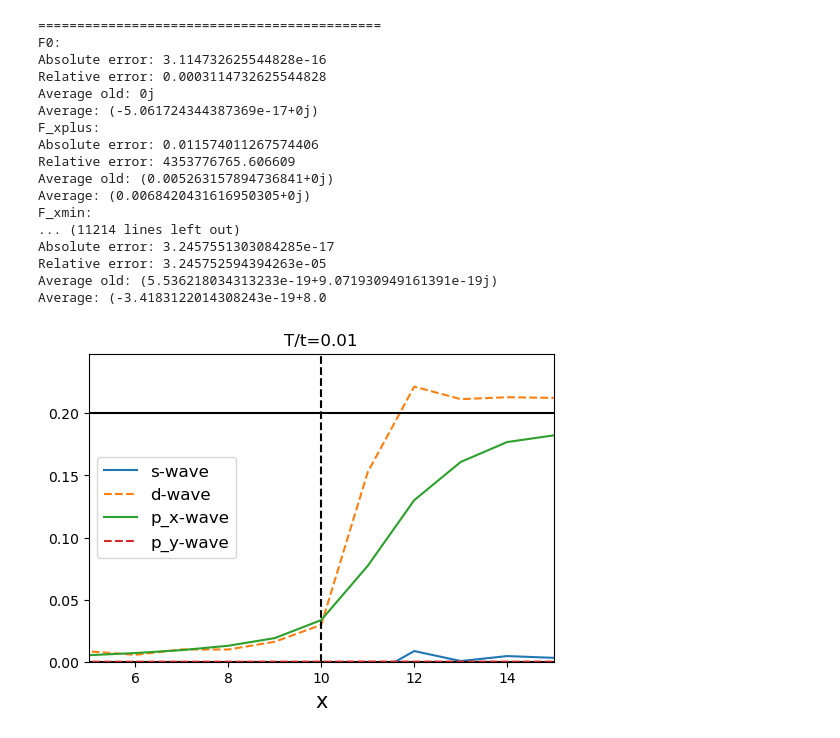
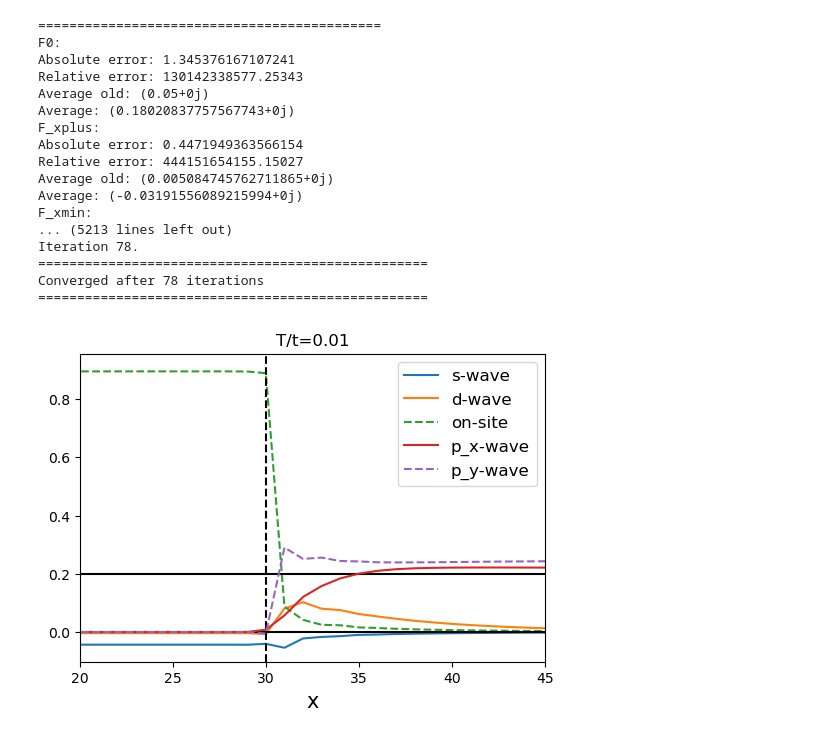
Before and after one commit to emilssp/master-thesis-codebase, a Jupyter notebook: notebooks/test3.ipynb, the cells around one changed output. Cells and saved outputs as stored; diff of their text form; code cells hidden in the pictures.

```diff
--- a/notebooks/test3.ipynb
+++ b/notebooks/test3.ipynb
@@ -454,7 +454,7 @@ def bdg_sc(H: Hamiltonian, temperature,  # Hamiltonian
     converged = False
     Ny = H.lattice.Y
     Nx = H.lattice.X
-    ky_list = np.linspace(PI / Ny, PI, Ny, endpoint=True)
+    ky_list = np.linspace(PI / Ny, PI, Ny, endpoint=False)
 
     F0 = H.F0.copy()
     F_xplus = H.F_xplus.copy()
@@ -762,8 +762,8 @@ def bdg_sc(H: Hamiltonian, temperature,  # Hamiltonian
 
     return F_swave, F_dwave, F_px, F_py
 # %%
-widthN = 10
-widthP = 10
+widthN = 30
+widthP = 30
 
 X, Y = widthN+widthP, 61
 lattice = Lattice(X, Y)
@@ -778,7 +778,7 @@ mu[:widthN] = muP
 U0 = 5.2 * t
 U = U0 * np.ones(lattice.X)
 U[widthN:] = 0
-U = None
+# U = None
 
 V0 = 1.5 * t
 V = V0 * np.ones(lattice.X)
@@ -793,21 +793,21 @@ F_swave, F_dwave, F_px, F_py = bdg_sc(H, atol=1e-3, rtol=0.1,
 # %% [output]
 ============================================
 F0:
-Absolute error: 3.114732625544828e-16
-Relative error: 0.0003114732625544828
-Average old: 0j
-Average: (-5.061724344387369e-17+0j)
+Absolute error: 1.345376167107241
+Relative error: 130142338577.25343
+Average old: (0.05+0j)
+Average: (0.18020837757567743+0j)
 F_xplus:
-Absolute error: 0.011574011267574406
-Relative error: 4353776765.606609
-Average old: (0.005263157894736841+0j)
-Average: (0.0068420431616950305+0j)
+Absolute error: 0.4471949363566154
+Relative error: 444151654155.15027
+Average old: (0.005084745762711865+0j)
+Average: (-0.03191556089215994+0j)
 F_xmin:
-... (11214 lines left out)
-Absolute error: 3.2457551303084285e-17
-Relative error: 3.245752594394263e-05
-Average old: (5.536218034313233e-19+9.071930949161391e-19j)
-Average: (-3.4183122014308243e-19+8.0
+... (5213 lines left out)
+Iteration 78.
+==================================================
+Converged after 78 iterations
+==================================================
 # %%
 F_yplus = H.F_yplus
 F_ymin = H.F_ymin
@@ -825,21 +825,23 @@ F_py2 = (F_yplus - F_ymin) / 2
 # %%
 
 x = np.arange(1, widthN + widthP + 1)
 
 fig, axs = plt.subplots(1, 1, figsize=(6, 4))
 axs.set_title(f"T/t={T}")
 axs.plot(x, np.real(F_swave), label="s-wave")
-axs.plot(x, np.real(F_dwave), '--', label="d-wave")
+axs.plot(x, np.real(F_dwave), label="d-wave")
+axs.plot(x, np.real(F0), label="on-site", linestyle='--')
+
 axs.axhline(0, color = 'black')
 axs.axhline(0.2, color = 'black')
 
 axs.axvline(widthN, color='black', linestyle='--')
 axs.plot(x, np.real(F_px), label="p_x-wave")
 axs.plot(x, np.imag(F_py), "--", label="p_y-wave")
 axs.set_xlabel("x", fontsize=15)
-axs.set_xlim(5, 15)
-axs.set_ylim(0, None)
+axs.set_xlim(20, 45)
+# axs.set_ylim(0, None)
 axs.legend(fontsize=12, loc="best")
 plt.show()
 # %% [output]
-[figure, old version]
+[figure, new version]
```
Also changed, not shown: 4 other files.
